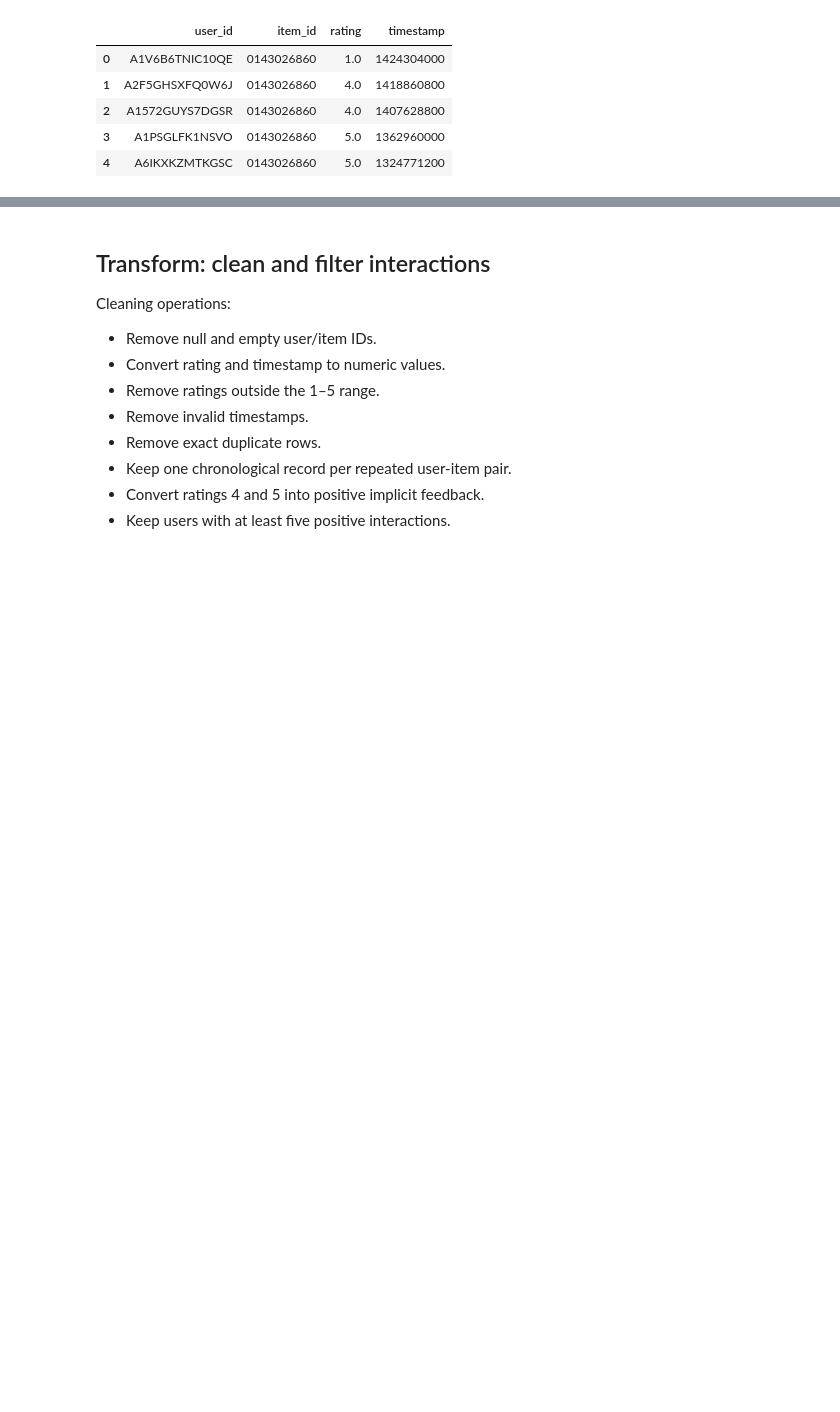
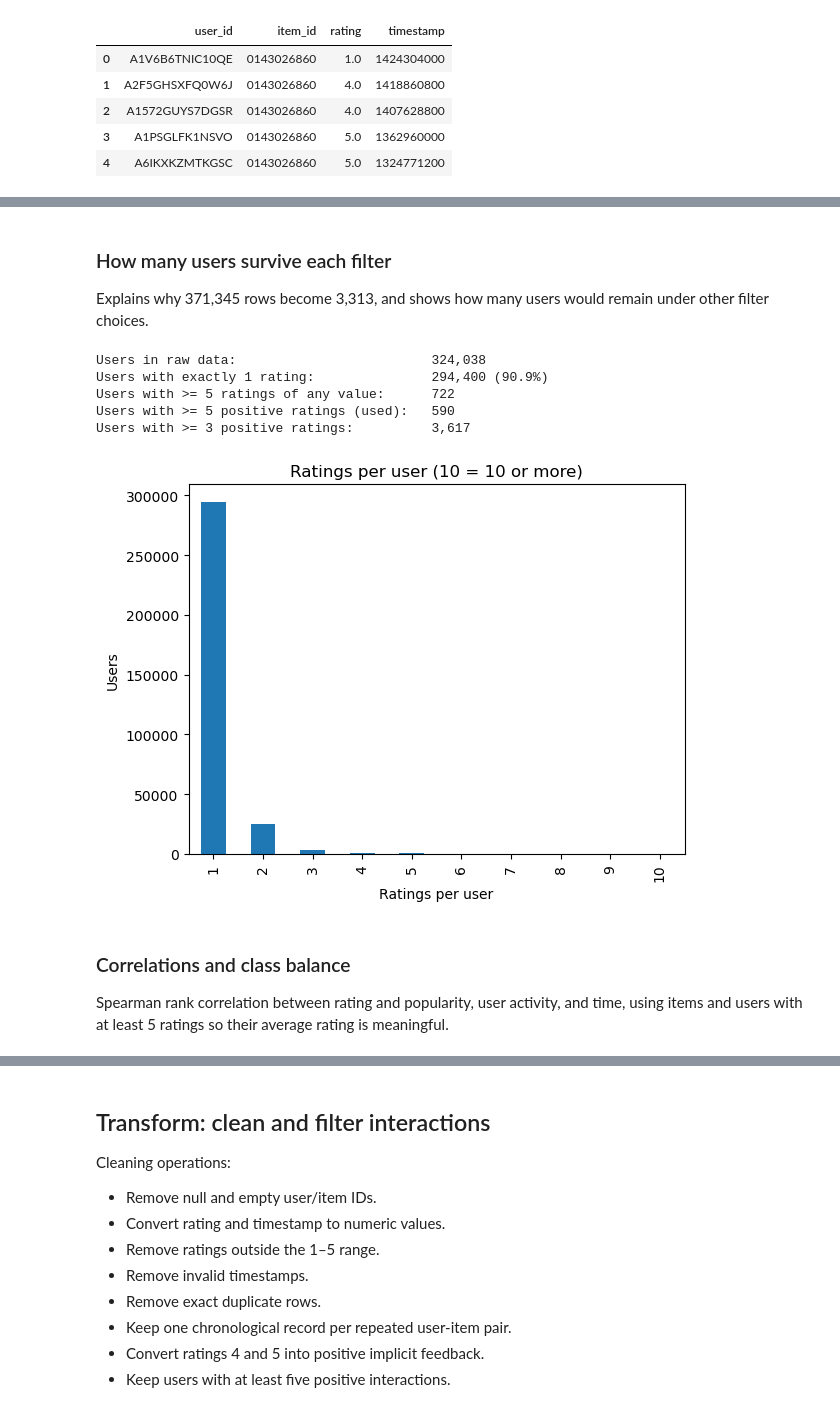
Before and after one commit to Ashley96yy/data298a-team5-topic22, a Jupyter notebook: data/amazon_beauty_all_models_etl_v1.ipynb, the cells around one changed output, grey strips where cells are left out. Drawn from its saved outputs; the diff is of its cells as text; code cells hidden in the pictures; blank space fills up the shorter version.

```diff
--- a/data/amazon_beauty_all_models_etl_v1.ipynb
+++ b/data/amazon_beauty_all_models_etl_v1.ipynb
@@ -121,0 +159,36 @@ Raw column names: ['user_id', 'item_id', 'rating', 'timestamp']
+# %% [markdown]
+### How many users survive each filter
+
+Explains why 371,345 rows become 3,313, and shows how many users would remain under other filter choices.
+# %%
+dedup = (
+    eda_raw.sort_values(["user_id", "timestamp", "item_id"])
+    .drop_duplicates(subset=["user_id", "item_id"], keep="first")
+)
+per_user_all = dedup.groupby("user_id").size()
+per_user_pos = dedup[dedup["rating"] >= 4].groupby("user_id").size()
+
+print(f"Users in raw data:                         {per_user_all.size:,}")
+print(f"Users with exactly 1 rating:               {(per_user_all == 1).sum():,} "
+      f"({(per_user_all == 1).mean():.1%})")
+print(f"Users with >= 5 ratings of any value:      {(per_user_all >= 5).sum():,}")
+print(f"Users with >= 5 positive ratings (used):   {(per_user_pos >= 5).sum():,}")
+print(f"Users with >= 3 positive ratings:          {(per_user_pos >= 3).sum():,}")
+
+ax = per_user_all.clip(upper=10).value_counts().sort_index().plot(
+    kind="bar", title="Ratings per user (10 = 10 or more)"
+)
+ax.set_xlabel("Ratings per user")
+ax.set_ylabel("Users")
+plt.show()
+# %% [output]
+Users in raw data:                         324,038
+Users with exactly 1 rating:               294,400 (90.9%)
+Users with >= 5 ratings of any value:      722
+Users with >= 5 positive ratings (used):   590
+Users with >= 3 positive ratings:          3,617
+[figure, added]
+# %% [markdown]
+### Correlations and class balance
+
+Spearman rank correlation between rating and popularity, user activity, and time, using items and users with at least 5 ratings so their average rating is meaningful.
```
Also changed, not shown: parts of 18 cells of this notebook.
